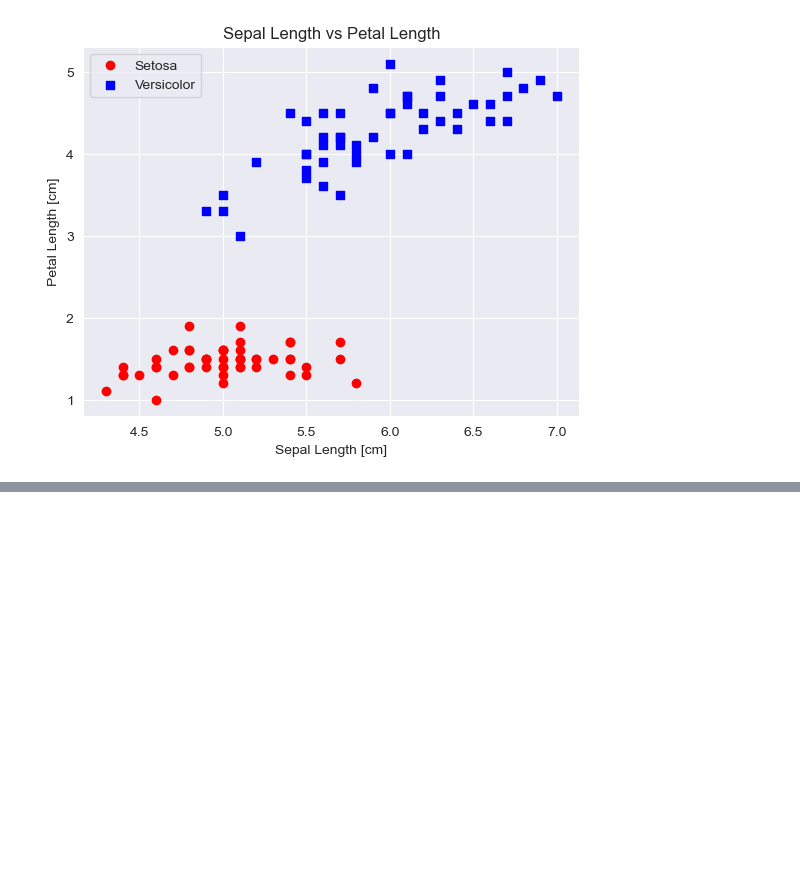
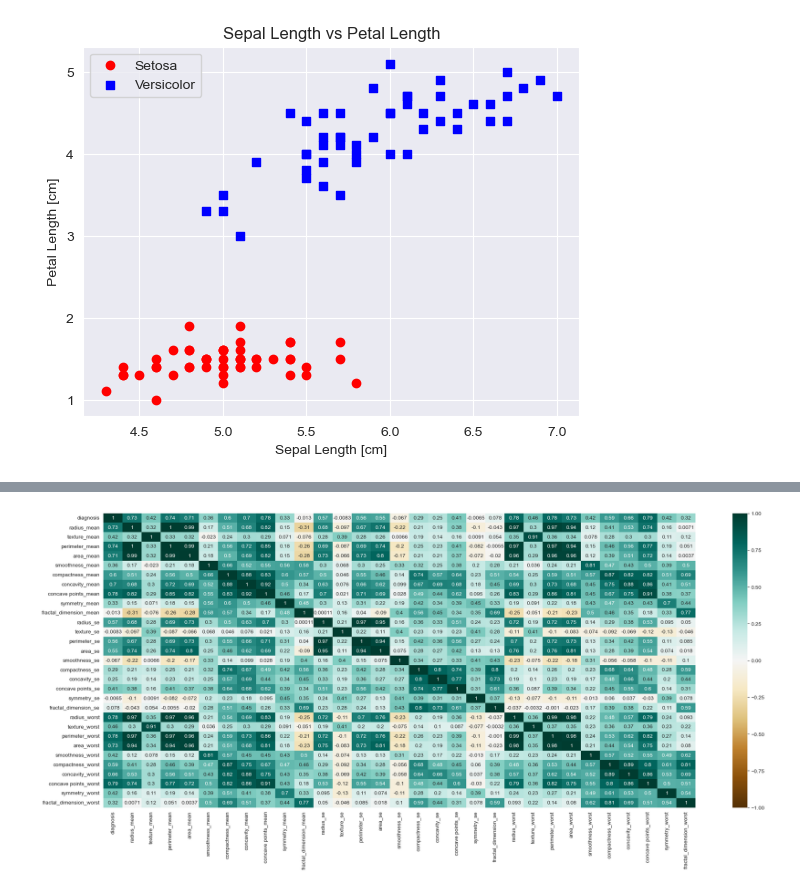
Before and after one commit to haison-ai/Perceptron-iris, a Jupyter notebook: notebook/Perceptron.ipynb, the cells around one changed output, grey strips where cells are left out. Saved outputs shown, nothing was run; the diff lists cells and outputs as text; code cells hidden in the pictures; blank space fills up the shorter version.

```diff
--- a/notebook/Perceptron.ipynb
+++ b/notebook/Perceptron.ipynb
@@ -81,0 +148,4 @@ plt.show()
+# %%
+df = pd.read_csv("breast-cancer.csv")
+df.head()
+df.tail()
@@ -81,0 +200,10 @@ plt.show()
+# %%
+#reasign the M--> 1, B--> 0
+df.replace({"diagnosis": {"M":1, "B":0}}, inplace=True)
+df = df.sort_values(['diagnosis'], ascending=True)
+plt.figure(figsize=(25, 10))
+corr = df.corr()
+sns.heatmap(corr, vmin=-1, vmax=1, annot=True, cmap='BrBG')
+plt.show()
+# %% [output]
+[figure, added]
```
Also changed, not shown: parts of 9 cells of this notebook, 2 other files.
